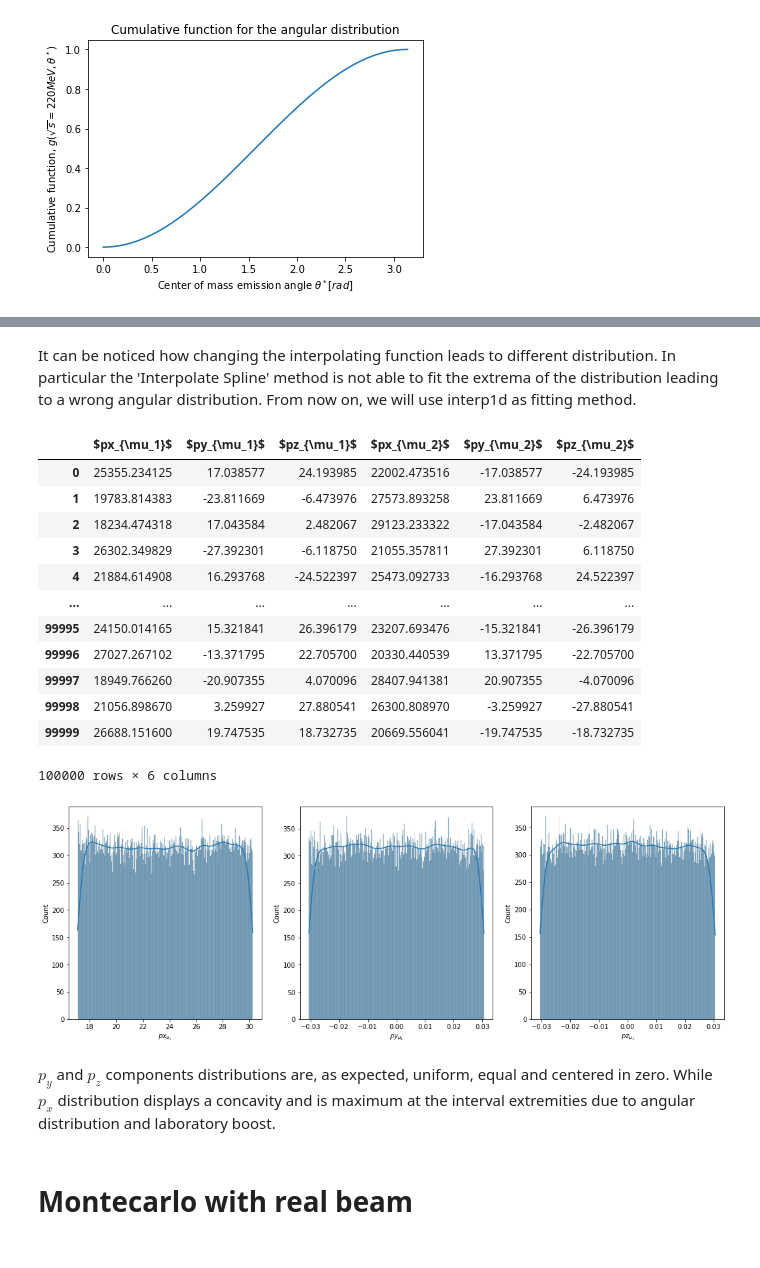
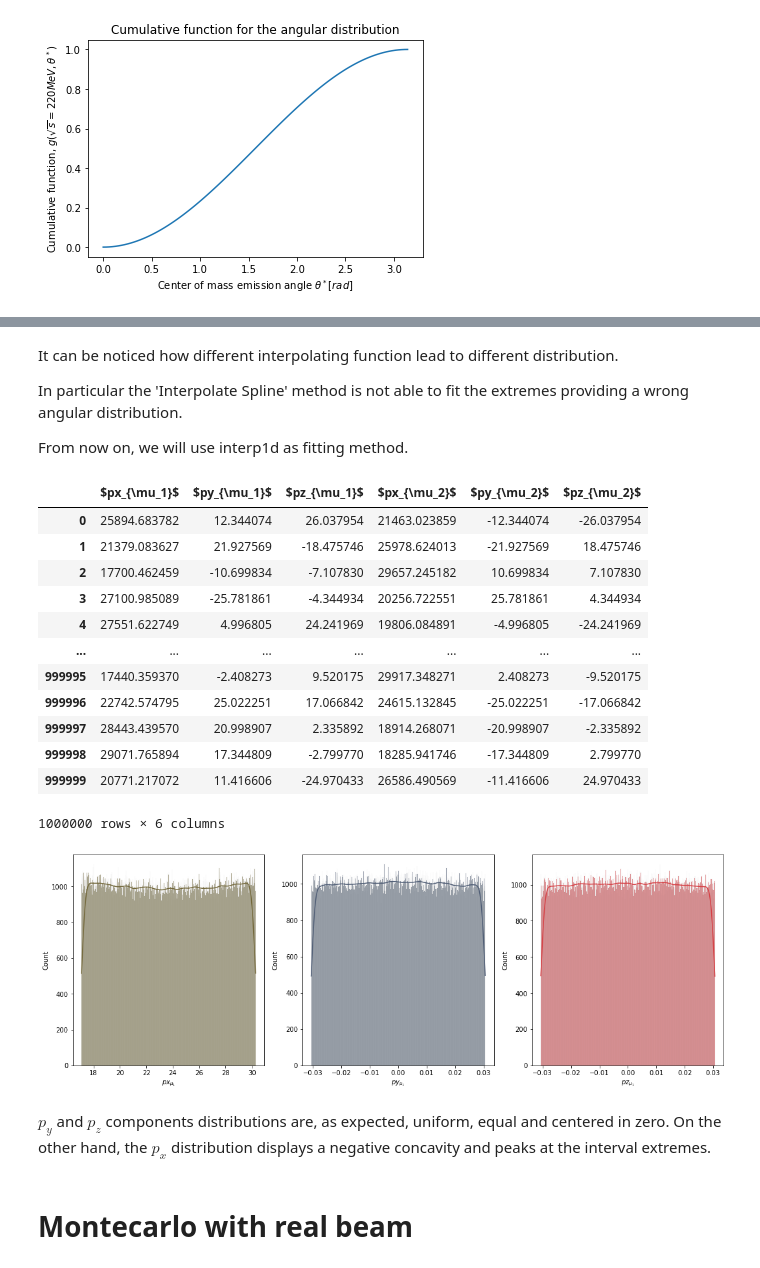
Before and after one commit to PhysicsOfData/LCP_projects_Y3, a Jupyter notebook: Project.ipynb, the cells around one changed output, grey strips where cells are left out. Drawn from its saved outputs; the diff is of its cells as text; code cells hidden in the pictures.

```diff
--- a/Project.ipynb
+++ b/Project.ipynb
@@ -225,41 +237,44 @@ plt.show()
 # %% [markdown]
-It can be noticed how changing the interpolating function leads to different distribution. In particular the 'Interpolate Spline' method is not able to fit the extrema of the distribution leading to a wrong angular distribution.
+It can be noticed how different interpolating function lead to different distribution.
+
+In particular the 'Interpolate Spline' method is not able to fit the extremes providing a wrong angular distribution.
+
 From now on, we will use interp1d as fitting method.
 # %%
-#CoM momentum cartesian components
 def mom_mu_cm(m_muon, s, t, p):
-    #p_norm = math.sqrt(1-(4*m_muon**2)/s)
+    #CoM momentum using cartesian components
     p_norm = np.sqrt(s/4-m_muon**2)
     p_x_cm = p_norm * np.cos(t)
     p_y_cm = p_norm * np.sin(t)*np.cos(p)
     p_z_cm = p_norm * np.sin(t)*np.sin(p)
     return p_x_cm, p_y_cm, p_z_cm
 
-#positron energy in the laboratory frame
 def e_pos_lab(s, m_e):
+    #positron energy in the laboratory frame
     return s/(2*m_e)-m_e
 
-#positron momentum in the laboratory frame
+
 def p_pos_lab(s, m_e):
+    #positron momentum in the laboratory frame
     e_pos = e_pos_lab(s, m_e)
     return np.sqrt(e_pos**2-m_e**2)
 
-#lorentz beta function
 def beta(s, m_e):
+    #lorentz beta function
     e_pos = e_pos_lab(s, m_e)
     p_pos = p_pos_lab(s, m_e)
     return p_pos / (e_pos + m_e)
 
-#lorentz gamma function
 def gamma(s, m_e):
+    #lorentz gamma function
     return 1./np.sqrt(1-beta(s, m_e)**2)
 
-#CoM energy
 def Ecm(s):
+    #CoM energy
     return np.sqrt(s)/2.
 
-#boosting the muon-four momentum to the laboratory frame
 def boost(s, t, p, m_e, m_muon):
+    '''boosting the muon-four momentum to the laboratory frame'''
     e_cm = Ecm(s)
     b = beta(s, m_e)
     g = gamma(s, m_e)
@@ -269,19 +284,27 @@ def boost(s, t, p, m_e, m_muon):
     return px, py_cm, pz_cm
 
 
-#montecarlo sampling to get theta^* distribution with inverse cdf method
 def mc_sampling(s, m_e, m_mu, N):
+    '''montecarlo sampling to get theta^* distribution with inverse cdf method'''
     prob = np.random.rand(N)
     theta = inv_cdf3(prob)
     phi = np.random.uniform(0, 2*np.pi, N)
     muon_1 = boost(s, theta, phi, m_e, m_muon)
     muon_2 = boost(s, np.pi+theta, phi, m_e, m_muon)
     return np.asarray(muon_1 + muon_2)
+
+
+def mc_df_sampling(df, m_e, m_muon):
+    #redefining sampling function in order to use dataframe and multiple number of energy values
+    phi = np.random.uniform(0, 2*np.pi, df.shape[0])
+    muon_1 = boost(np.asarray(df.energies), np.asarray(df.angles), phi, m_e, m_muon)
+    muon_2 = boost(np.asarray(df.energies), np.asarray(df.angles+np.pi), phi, m_e, m_muon)
+    return np.asarray(muon_1 + muon_2)
 # %%
-#generating 10^5 events
+N = 10**6 #generating 10^6 events
+
 events = mc_sampling(220**2, m_e, m_muon, N)
-events = events.T
-df_monochromatic = pd.DataFrame(events, columns = [
+df_monochromatic = pd.DataFrame(events.T, columns = [
                                '$px_{\mu_1}$',
                                '$py_{\mu_1}$',
                                '$pz_{\mu_1}$',
@@ -295,46 +318,51 @@ df_monochromatic.to_csv('Events.csv')
 df_monochromatic
 # %% [output]
 |  | $px_{\mu_1}$ | $py_{\mu_1}$ | $pz_{\mu_1}$ | $px_{\mu_2}$ | $py_{\mu_2}$ | $pz_{\mu_2}$ |
-| 0 | 25355.234125 | 17.038577 | 24.193985 | 22002.473516 | -17.038577 | -24.193985 |
-| 1 | 19783.814383 | -23.811669 | -6.473976 | 27573.893258 | 23.811669 | 6.473976 |
-| 2 | 18234.474318 | 17.043584 | 2.482067 | 29123.233322 | -17.043584 | -2.482067 |
-| 3 | 26302.349829 | -27.392301 | -6.118750 | 21055.357811 | 27.392301 | 6.118750 |
-| 4 | 21884.614908 | 16.293768 | -24.522397 | 25473.092733 | -16.293768 | 24.522397 |
+| 0 | 25894.683782 | 12.344074 | 26.037954 | 21463.023859 | -12.344074 | -26.037954 |
+| 1 | 21379.083627 | 21.927569 | -18.475746 | 25978.624013 | -21.927569 | 18.475746 |
+| 2 | 17700.462459 | -10.699834 | -7.107830 | 29657.245182 | 10.699834 | 7.107830 |
+| 3 | 27100.985089 | -25.781861 | -4.344934 | 20256.722551 | 25.781861 | 4.344934 |
+| 4 | 27551.622749 | 4.996805 | 24.241969 | 19806.084891 | -4.996805 | -24.241969 |
 | ... | ... | ... | ... | ... | ... | ... |
-| 99995 | 24150.014165 | 15.321841 | 26.396179 | 23207.693476 | -15.321841 | -26.396179 |
-| 99996 | 27027.267102 | -13.371795 | 22.705700 | 20330.440539 | 13.371795 | -22.705700 |
-| 99997 | 18949.766260 | -20.907355 | 4.070096 | 28407.941381 | 20.907355 | -4.070096 |
-| 99998 | 21056.898670 | 3.259927 | 27.880541 | 26300.808970 | -3.259927 | -27.880541 |
-| 99999 | 26688.151600 | 19.747535 | 18.732735 | 20669.556041 | -19.747535 | -18.732735 |
+| 999995 | 17440.359370 | -2.408273 | 9.520175 | 29917.348271 | 2.408273 | -9.520175 |
+| 999996 | 22742.574795 | 25.022251 | 17.066842 | 24615.132845 | -25.022251 | -17.066842 |
+| 999997 | 28443.439570 | 20.998907 | 2.335892 | 18914.268071 | -20.998907 | -2.335892 |
+| 999998 | 29071.765894 | 17.344809 | -2.799770 | 18285.941746 | -17.344809 | 2.799770 |
+| 999999 | 20771.217072 | 11.416606 | -24.970433 | 26586.490569 | -11.416606 | 24.970433 |
-100000 rows × 6 columns
+1000000 rows × 6 columns
 # %%
-#plotting momentum components distribution in the
+#plotting momentum components distribution in the LAB frame
 fig, ax = plt.subplots(1,3, figsize = (18,6))
+
+
 
 #px
 sns.histplot(df_monochromatic['$px_{\mu_1}$']/1000,
              ax = ax[0],
              bins = int(np.sqrt(N)),
-             kde = True
+             kde = True,
+             color = '#73683B'
             )
 #py
 sns.histplot(df_monochromatic['$py_{\mu_1}$']/1000,
              ax = ax[1],
              bins = int(np.sqrt(N)),
-             kde = True
+             kde = True,
+             color = '#4F5D75'
             )
 #pz
 sns.histplot(df_monochromatic['$pz_{\mu_1}$']/1000,
              ax = ax[2],
              bins = int(np.sqrt(N)),
-             kde = True
+             kde = True,
+             color = '#D64045'
             )
 
 plt.show()
 # %% [output]
-[figure, old version]
+[figure, new version]
 # %% [markdown]
-$p_y$ and $p_z$ components distributions are, as expected, uniform, equal and centered in zero. While $p_x$ distribution displays a concavity and is maximum at the interval extremities due to angular distribution and laboratory boost.
+$p_y$ and $p_z$ components distributions are, as expected, uniform, equal and centered in zero. On the other hand, the $p_x$ distribution displays a negative concavity and peaks at the interval extremes.
 # %% [markdown]
 # Montecarlo with real beam
 # %% [markdown]
```
Also changed, not shown: parts of 20 cells of this notebook.
